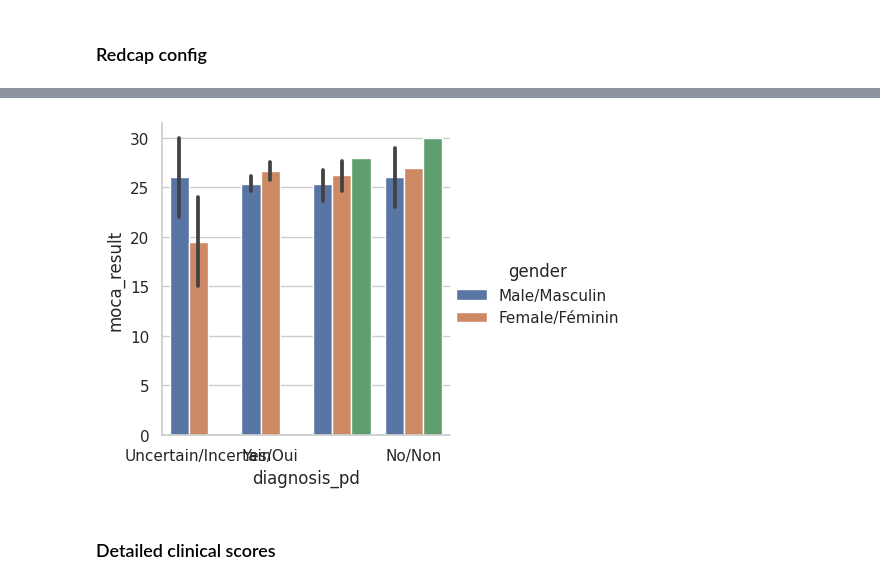
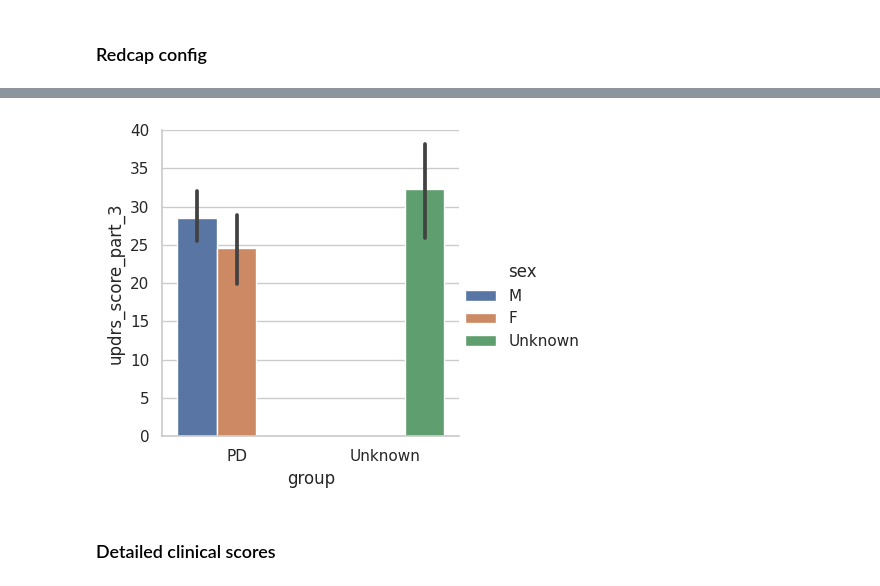
Before and after one commit to nipoppy/nipoppy, a Jupyter notebook: nipoppy/notebooks/redcap.ipynb, the cells around one changed output, grey strips where cells are left out. Drawn from its saved outputs; the diff is of its cells as text; code cells hidden in the pictures.

Commit message:
refactored pheno bagel to support assessement specific visit names

```diff
--- a/nipoppy/notebooks/redcap.ipynb
+++ b/nipoppy/notebooks/redcap.ipynb
@@ -28,6 +30,7 @@ DATASET_ROOT = "/home/nikhil/projects/Parkinsons/qpn/"
 release_dir = f"{DATASET_ROOT}/releases/"
 current_release = "Sept_2023"
 current_nipoppy_manifest_csv = f"{release_dir}{current_release}/tabular/manifest.csv"
+legacy_qpn_imaging_codes_xlsx = f"{release_dir}{current_release}/tabular/QPN_Imaging_Codes.xlsx"
 
 # log
 log_dir = f"{DATASET_ROOT}/scratch/logs/"
@@ -233,0 +327,7 @@ dtype: int64
+# %%
+visit_prefix = "MoCA_"
+moca_df = nipoppy_redcap_df[redcap_index_cols + moca_cols].copy()
+moca_df["visit_id"] = moca_df["redcap_event_name"].map(redcap_event_visit_id_dict)
+moca_df["visit"] = visit_prefix + moca_df["visit_id"]
+
+moca_df.head()
@@ -233,0 +341,19 @@ dtype: int64
+# %%
+pheno_df = pd.concat([screen_df, updrs_df, moca_df], axis=0)
+pheno_df = pd.merge(pheno_df, time_agnostic_df, on=redcap_index_cols, how="left")
+
+pheno_df.loc[:,"bids_id"] = pheno_df["participant_id"].apply(utils.participant_id_to_bids_id)
+
+reordered_cols = ["participant_id","bids_id","redcap_event_name","visit_id","visit"] + time_agnostic_cols + time_agnostic_cols_legacy + dx_cols + updrs_cols + moca_cols
+bagel_df = pheno_df[reordered_cols].copy()
+n_participants = len(bagel_df["participant_id"].unique())
+
+logger.info(f"n_nipoppy_participants: {n_participants}")
+
+for col in updrs_cols + moca_cols:
+    bagel_df[f"{col}_status"] = ~bagel_df[col].isna()
+    n_available_participants = np.sum(bagel_df[f"{col}_status"])
+    logger.info(f"{col}, n_available_participants: {n_available_participants}")
+
+logger.info(f"bagel df shape: {bagel_df.shape}")
+bagel_df.head()
@@ -234,17 +402,26 @@ dtype: int64
 # %%
-plot_df = qpn_df[qpn_df["redcap_event_name"] == "Baseline (Arm 1: C-OPN)"].copy()
+plot_df = pheno_df[pheno_df["redcap_event_name"] == "Baseline (Arm 1: C-OPN)"].copy()
 
-plot_col = "moca_result" #"updrs_score_part_3"
-plot_df[plot_col] = plot_df[plot_col].replace("", np.nan)
+x_col = "group"
+hue_col = "sex"
+plot_col = "updrs_score_part_3" #"updrs_score_part_3"
+
+plot_df = plot_df[~plot_df[plot_col].isna()]
 plot_df[plot_col] = plot_df[plot_col].astype(float)
+
+plot_df[x_col] = plot_df[x_col].fillna("Unknown")
+# plot_df[x_col] = plot_df[x_col].astype(str).replace({"":"Unknown"})
+plot_df[hue_col] = plot_df[hue_col].fillna("Unknown")
+# plot_df[hue_col] = plot_df[hue_col].astype(str).replace({"":"Unknown"})
+
 sns.set(font_scale=1)
 with sns.axes_style("whitegrid"):
     # kwargs = {'join':False, "marker":"d", "scale":1, "linewidth":0}
-    g = sns.catplot(x="diagnosis_pd", y=plot_col, hue="gender",
+    g = sns.catplot(x=x_col, y=plot_col, hue=hue_col,
                 kind="bar", height=4, aspect=1, data=plot_df,
                 # **kwargs
                 )
 # %% [output]
-[figure, old version]
+[figure, new version]
 # %% [markdown]
 ### Detailed clinical scores
```
Also changed, not shown: parts of 34 cells of this notebook, 2 other files.
